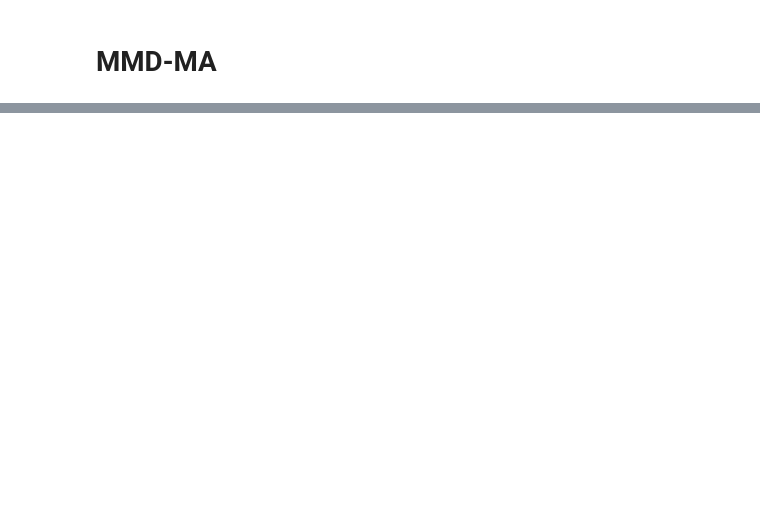
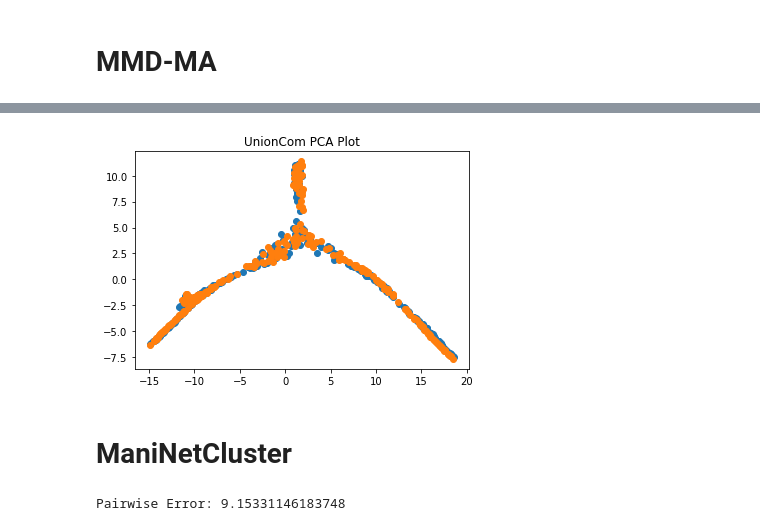
Before and after one commit to Oafish1/WR2MD, a Jupyter notebook: examples/example.ipynb, the cells around one changed output, grey strips where cells are left out. Cells and saved outputs as stored; diff of their text form; code cells hidden in the pictures; blank space fills up the shorter version.

```diff
--- a/examples/example.ipynb
+++ b/examples/example.ipynb
@@ -35,0 +93,13 @@ plt.legend(loc='upper right')
+# %%
+pca = PCA(n_components=2)
+pca.fit(mapping[0])
+
+for m in mapping:
+    m_pca = pca.transform(m)
+    plt.scatter(m_pca[:,0], m_pca[:,1])
+
+_ = plt.title('UnionCom PCA Plot')
+# %% [output]
+[figure, added]
+# %% [markdown]
+# ManiNetCluster
@@ -35,0 +109,12 @@ plt.legend(loc='upper right')
+# %%
+maninetcluster_out = mmd_combine(day_ortho, night_ortho,
+                                 method='maninetcluster',
+                                 alignment='nonlinear manifold aln',
+                                 num_dims=2)
+try:
+    mapping, hist, mnc = maninetcluster_out
+except:
+    mapping, hist = maninetcluster_out
+print('Pairwise Error: ' + str(hist['pairwise_error']))
+# %% [output]
+Pairwise Error: 9.15331146183748
```
Also changed, not shown: parts of 15 cells of this notebook, 49 other files.
